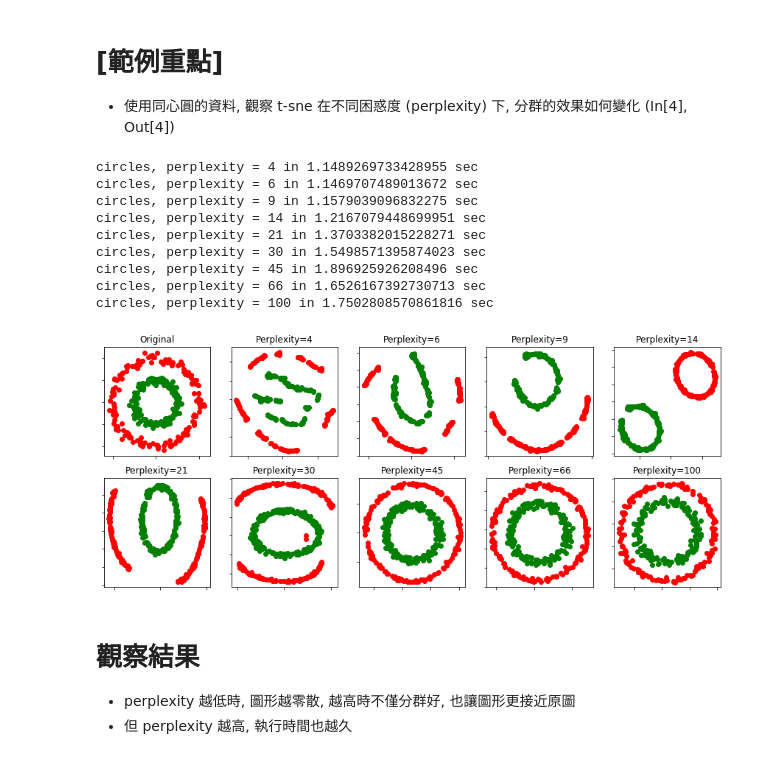
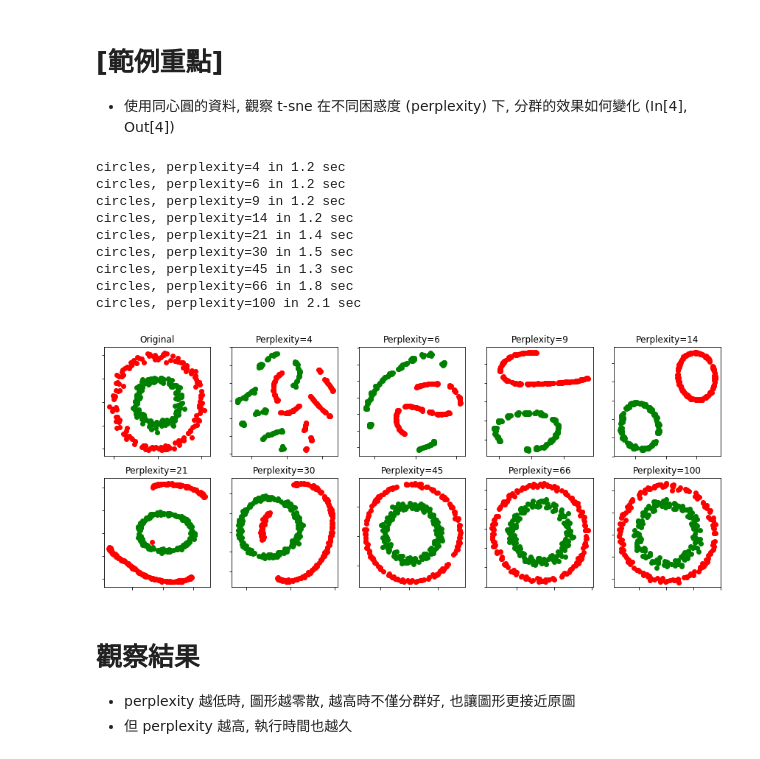
Before and after one commit to midilandlu/2nd-ML100Days-1, a Jupyter notebook: homework/Day_062_HW.ipynb, the cells around one changed output. Drawn from its saved outputs; the diff is of its cells as text; code cells hidden in the pictures.

```diff
--- a/homework/Day_062_HW.ipynb
+++ b/homework/Day_062_HW.ipynb
@@ -30,50 +21,55 @@ green = (y == 1) # 將 y 為 1 的 index set 存成變數 green
 # %%
-# 繪製資料原圖
+# 設定模型與繪圖參數
+n_samples = 300
+n_components = 2
 (fig, subplots) = plt.subplots(2, 5, figsize=(15, 6))
+perplexities = [4, 6, 9, 14, 21, 30, 45, 66, 100]
+
+# 設定同心圓資料點
+X, y = datasets.make_circles(n_samples=n_samples, factor=.5, noise=.05)
+red = y == 0 # 將 y 為 0 的 index set 存成變數 red
+green = y == 1 # 將 y 為 1 的 index set 存成變數 green
+
 ax = subplots[0][0]
 ax.set_title("Original")
 ax.scatter(X[red, 0], X[red, 1], c="r")
 ax.scatter(X[green, 0], X[green, 1], c="g")
 ax.xaxis.set_major_formatter(NullFormatter())
 ax.yaxis.set_major_formatter(NullFormatter())
 plt.axis('tight')
-
 
 # 繪製不同 perplexity 下的 t-SNE 分群圖
 for i, perplexity in enumerate(perplexities):
     if i<4:
         ax = subplots[0][i+1]
     else:
         ax = subplots[1][i-4]
 
     t0 = time()
-    tsne = manifold.TSNE(n_components = n_components ,
-                         init='pca',
-                         random_state = 0 ,
-                         perplexity = perplexity)
+    tsne = manifold.TSNE(n_components=n_components, init='random',
+                         random_state=0, perplexity=perplexity)
     Y = tsne.fit_transform(X)
     t1 = time()
-    print("circles, perplexity = {} in {} sec".format(perplexity , t1 - t0))
-
-    ax.set_title("Perplexity={}".format(perplexity))
+    print("circles, perplexity=%d in %.2g sec" % (perplexity, t1 - t0))
+    ax.set_title("Perplexity=%d" % perplexity)
     ax.scatter(Y[red, 0], Y[red, 1], c="r")
     ax.scatter(Y[green, 0], Y[green, 1], c="g")
     ax.xaxis.set_major_formatter(NullFormatter())
     ax.yaxis.set_major_formatter(NullFormatter())
     ax.axis('tight')
 
 plt.show()
 # %% [output]
-circles, perplexity = 4 in 1.1489269733428955 sec
-circles, perplexity = 6 in 1.1469707489013672 sec
-circles, perplexity = 9 in 1.1579039096832275 sec
-circles, perplexity = 14 in 1.2167079448699951 sec
-circles, perplexity = 21 in 1.3703382015228271 sec
-circles, perplexity = 30 in 1.5498571395874023 sec
-circles, perplexity = 45 in 1.896925926208496 sec
-circles, perplexity = 66 in 1.6526167392730713 sec
-circles, perplexity = 100 in 1.7502808570861816 sec
+circles, perplexity=4 in 1.2 sec
+circles, perplexity=6 in 1.2 sec
+circles, perplexity=9 in 1.2 sec
+circles, perplexity=14 in 1.2 sec
+circles, perplexity=21 in 1.4 sec
+circles, perplexity=30 in 1.5 sec
+circles, perplexity=45 in 1.3 sec
+circles, perplexity=66 in 1.8 sec
+circles, perplexity=100 in 2.1 sec
-[figure, old version]
+[figure, new version]
 # %% [markdown]
 # 觀察結果
 * perplexity 越低時, 圖形越零散, 越高時不僅分群好, 也讓圖形更接近原圖
```
Also changed, not shown: parts of 4 cells of this notebook.
